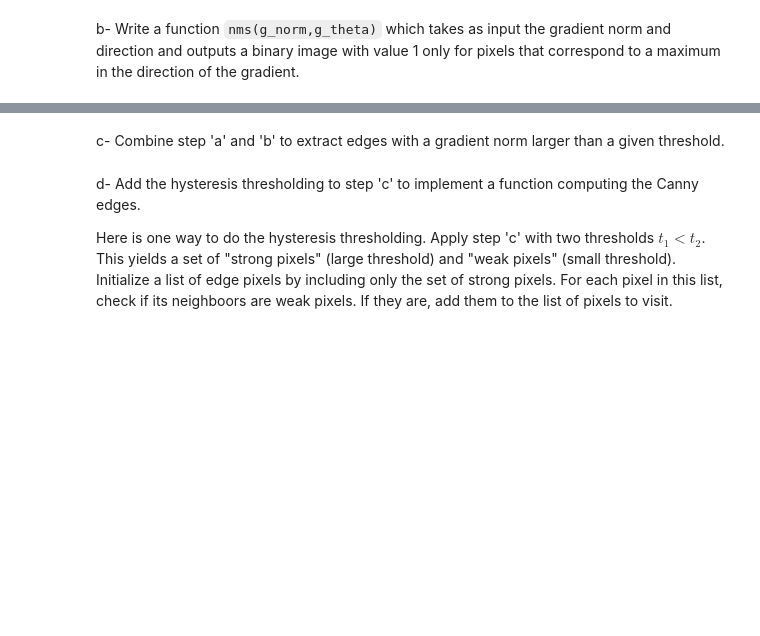
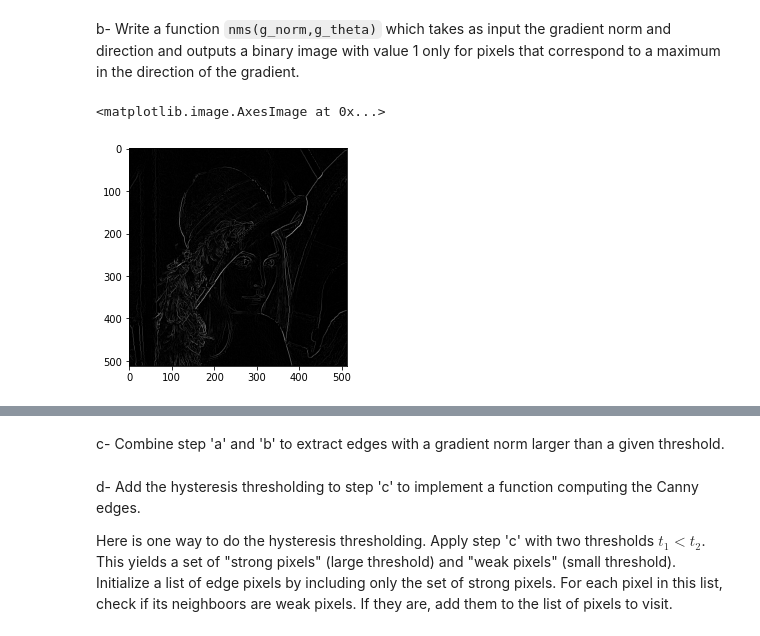
Before and after one commit to yeb2Binfang/DS_GY_3001_CV, a Jupyter notebook: HW/HW2/homework2.ipynb, the cells around one changed output, grey strips where cells are left out. Drawn from its saved outputs; the diff is of its cells as text; code cells hidden in the pictures; blank space fills up the shorter version.

```diff
--- a/HW/HW2/homework2.ipynb
+++ b/HW/HW2/homework2.ipynb
@@ -189,2 +228,7 @@ def nms(G,theta):
 # %%
-res = nms(G,theta)
+nms_img = nms(G,theta)
+# %%
+plt.imshow(nms_img)
+# %% [output]
+<matplotlib.image.AxesImage at 0x...>
+[figure, added]
```
Also changed, not shown: parts of 26 cells of this notebook.
